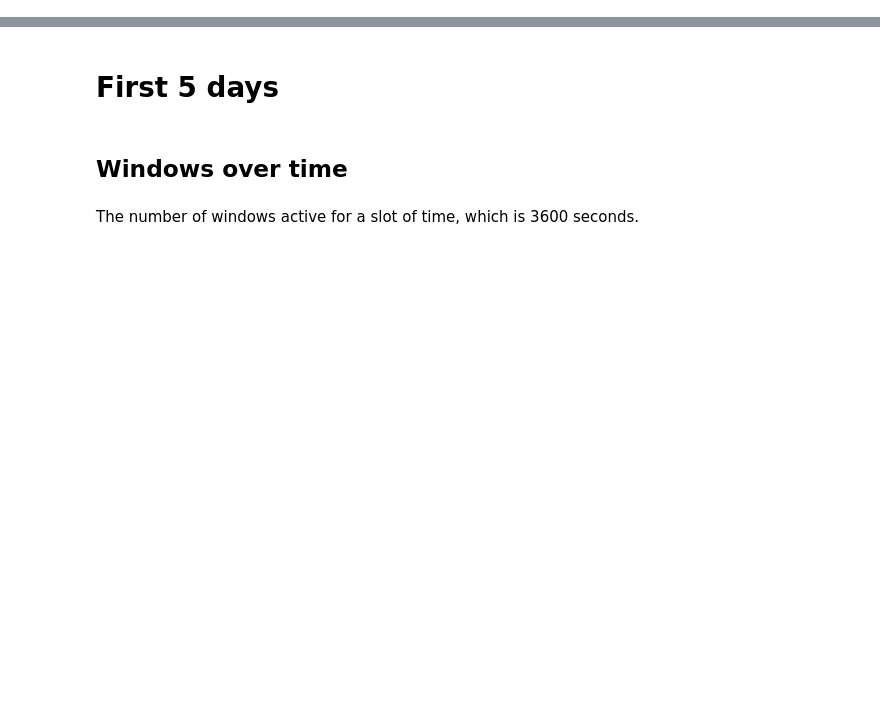
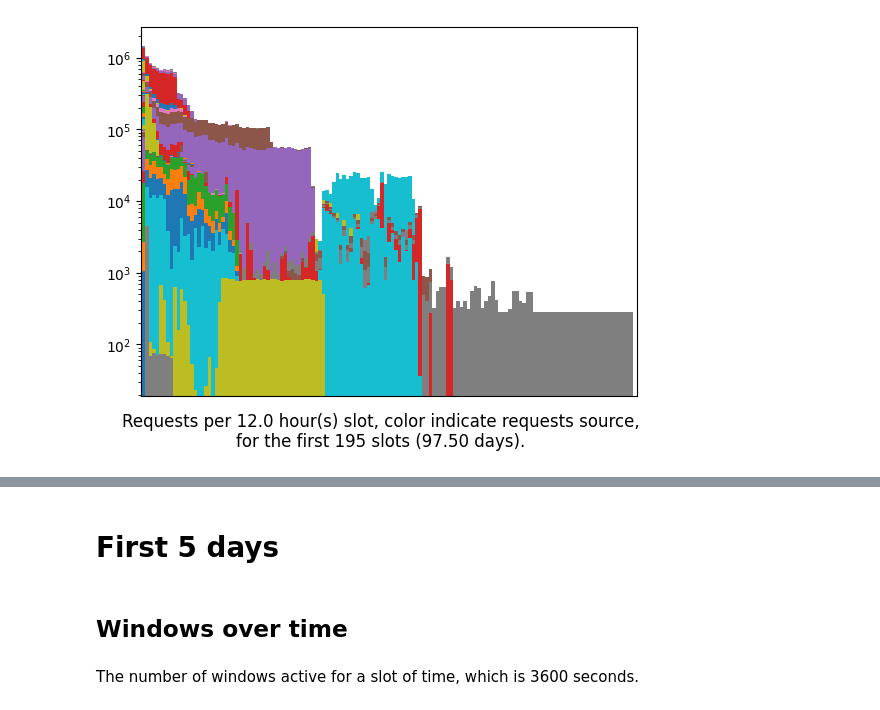
Before and after one commit to princio/dga-detection-analysis-framework, a Jupyter notebook: ml/windows_time.ipynb, the cells around one changed output, grey strips where cells are left out. Drawn from its saved outputs; the diff is of its cells as text; code cells hidden in the pictures; blank space fills up the shorter version.

```diff
--- a/ml/windows_time.ipynb
+++ b/ml/windows_time.ipynb
@@ -147,0 +139,14 @@ plt.show()
+# %%
+th_days = int(th_slotnum / slot.SLOTS_PER_DAY)
+
+txt = f"Requests per {slot.HOUR_PER_SLOT} hour(s) slot, color indicate requests source,\nfor the first {th_slotnum} slots ({th_slotnum / slot.SLOTS_PER_DAY:.2f} days)."
+
+tmp = slot.groupsum([ "q", "pcap_id"], ["pcap_id"], days=th_days)
+ax = tmp.plot(kind="bar", width=1, stacked=True, logy=True, legend=False)
+ax.set_xticks([])
+ax.set_xlabel("")
+plt.figtext(0.5, 0.01, txt, wrap=True, horizontalalignment='center', fontsize=12)
+
+plt.show()
+# %% [output]
+[figure, added]
```
Also changed, not shown: parts of 11 cells of this notebook, 3 other files.
